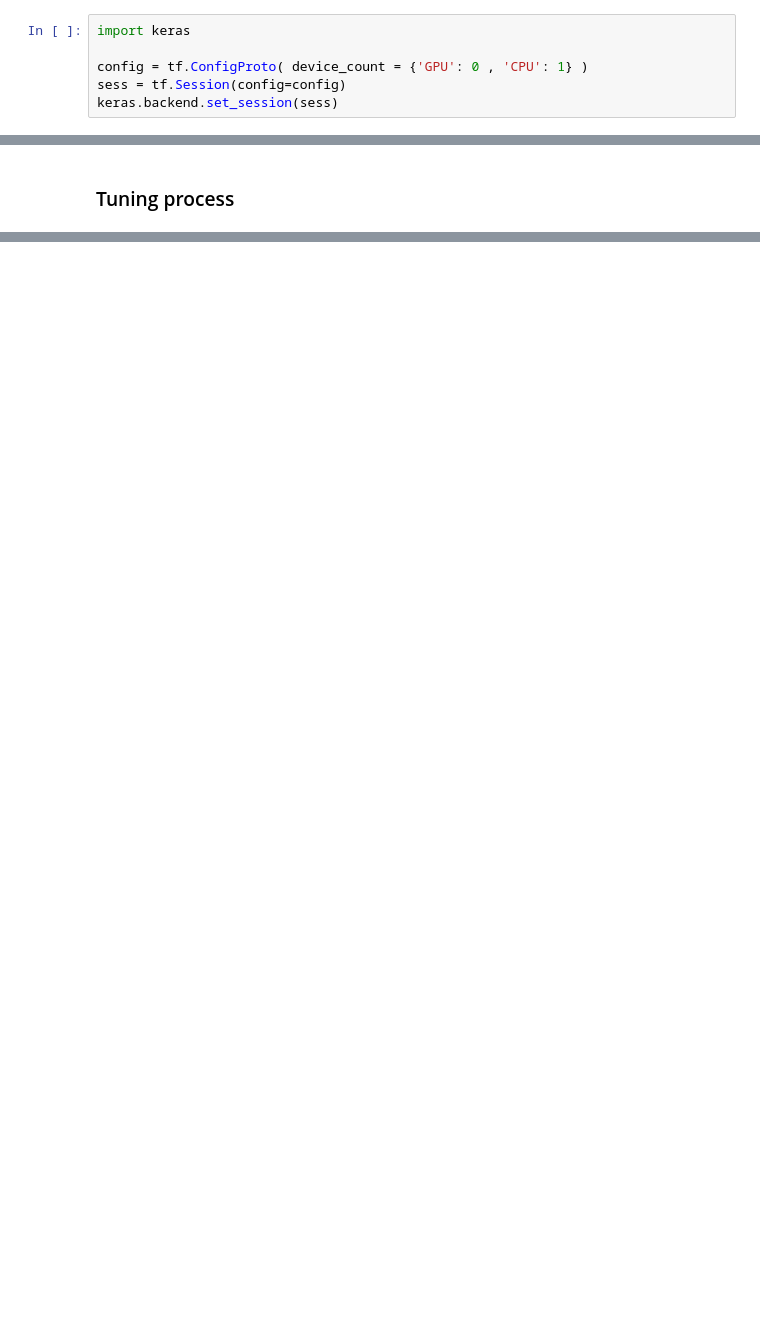
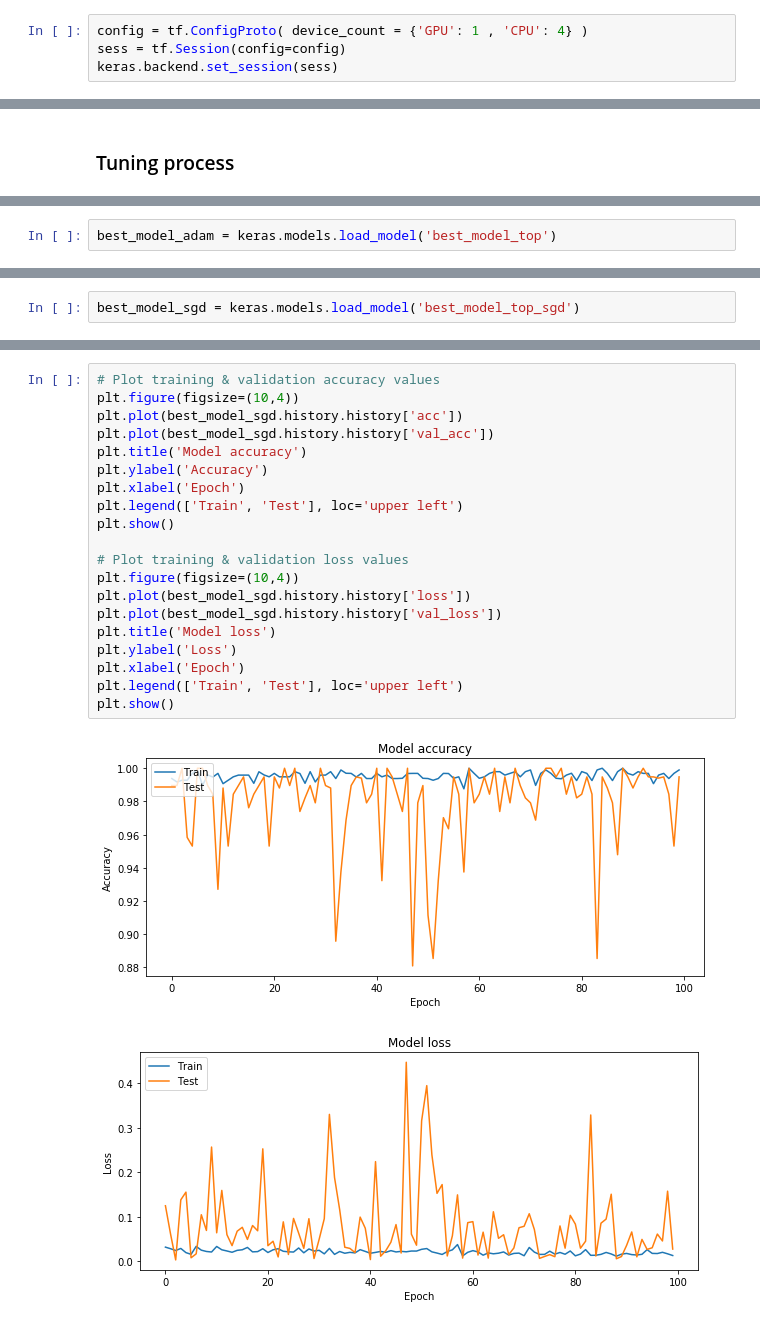
Before and after one commit to ghstjke/Fonts_Classifier, a Jupyter notebook: fonts_classifier.ipynb, the cells around one changed output, grey strips where cells are left out. Cells and saved outputs as stored; diff of their text form; blank space fills up the shorter version.

```diff
--- a/fonts_classifier.ipynb
+++ b/fonts_classifier.ipynb
@@ -115,8 +274,6 @@ import matplotlib.pyplot as plt
 # %% [output]
 Using TensorFlow backend.
 # %%
-import keras
-
-config = tf.ConfigProto( device_count = {'GPU': 0 , 'CPU': 1} )
+config = tf.ConfigProto( device_count = {'GPU': 1 , 'CPU': 4} )
 sess = tf.Session(config=config)
 keras.backend.set_session(sess)
@@ -297,0 +536,2 @@ train score [0.5243641978584677, 0.8709677364419682]
+# %%
+best_model_adam = keras.models.load_model('best_model_top')
@@ -395,0 +709,2 @@ train score [0.5243641978584677, 0.8709677364419682]
+# %%
+best_model_sgd = keras.models.load_model('best_model_top_sgd')
@@ -418,0 +793,23 @@ plt.show()
+# %%
+# Plot training & validation accuracy values
+plt.figure(figsize=(10,4))
+plt.plot(best_model_sgd.history.history['acc'])
+plt.plot(best_model_sgd.history.history['val_acc'])
+plt.title('Model accuracy')
+plt.ylabel('Accuracy')
+plt.xlabel('Epoch')
+plt.legend(['Train', 'Test'], loc='upper left')
+plt.show()
+
+# Plot training & validation loss values
+plt.figure(figsize=(10,4))
+plt.plot(best_model_sgd.history.history['loss'])
+plt.plot(best_model_sgd.history.history['val_loss'])
+plt.title('Model loss')
+plt.ylabel('Loss')
+plt.xlabel('Epoch')
+plt.legend(['Train', 'Test'], loc='upper left')
+plt.show()
+# %% [output]
+[figure, added]
+[figure, added]
```
Also changed, not shown: parts of 56 cells of this notebook, 7 other files.
